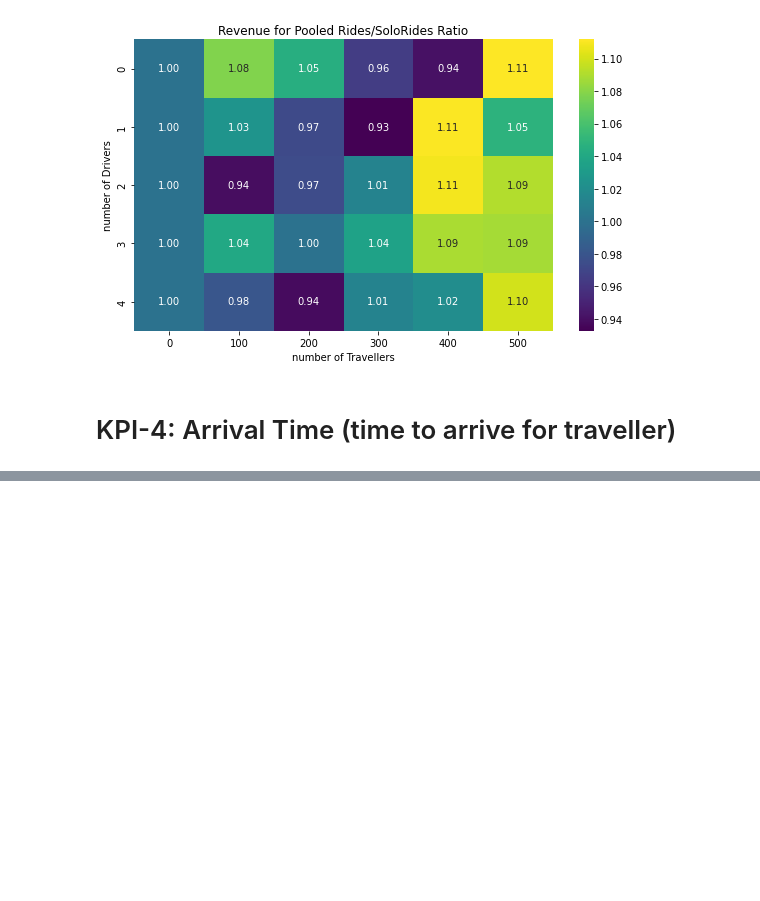
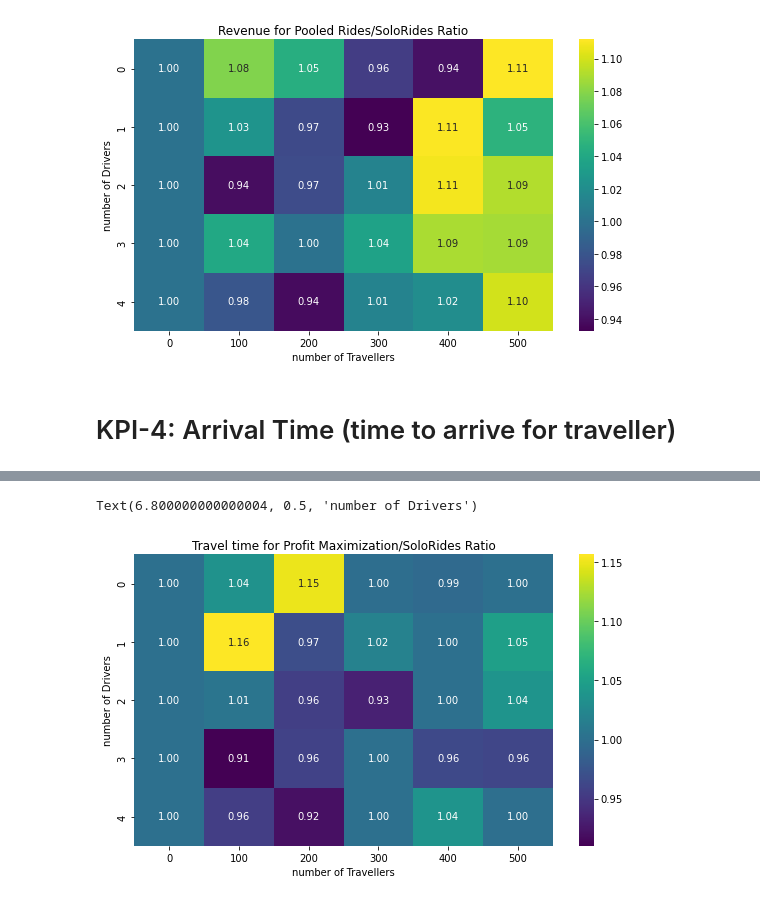
Before and after one commit to Jagiellonian-University/MaaSSim, a Jupyter notebook: docs/tutorials/Plotting/ratioheatmap1.ipynb, the cells around one changed output, grey strips where cells are left out. Saved outputs shown, nothing was run; the diff lists cells and outputs as text; code cells hidden in the pictures; blank space fills up the shorter version.

```diff
--- a/docs/tutorials/Plotting/ratioheatmap1.ipynb
+++ b/docs/tutorials/Plotting/ratioheatmap1.ipynb
@@ -274,0 +278,10 @@ Text(6.800000000000004, 0.5, 'number of Drivers')
+# %%
+KPI_PMR = pd.read_csv('D:/Development/GitHub-ProjectV2.0/MaaSSim/docs/tutorials/Results/Simulation/Driver/KPI-5-TravelTime/Travel_Profit-Maximization.csv')
+print(KPI_PMR)
+KPI_SR = pd.read_csv('D:/Development/GitHub-ProjectV2.0/MaaSSim/docs/tutorials/Results/Simulation/Driver/KPI-5-TravelTime/Travel_Solo-Rides.csv')
+print(SR)
+KPI5_PR = pd.read_csv('D:/Development/GitHub-ProjectV2.0/MaaSSim/docs/tutorials/Results/Simulation/Driver/KPI-5-TravelTime/Travel_Pooled-Rides.csv')
+KP_PMR5_df = KPI_PMR.div(KPI_SR, level=1, fill_value=1)
+print (KP_PMR5_df)
+KP_SR5_df = KPI5_PR.div(KPI_SR, level=1, fill_value=1)
+print (KP_SR5_df)
@@ -274,0 +306,10 @@ Text(6.800000000000004, 0.5, 'number of Drivers')
+# %%
+import matplotlib.pyplot as plt
+import seaborn as sns
+plt.title('Travel time for Profit Maximization/SoloRides Ratio')
+sns.heatmap(data = KP_PMR5_df,annot=True,fmt=".2f",cmap='viridis')
+plt.xlabel('number of Travellers',fontsize=10)
+plt.ylabel('number of Drivers',fontsize=10)
+# %% [output]
+Text(6.800000000000004, 0.5, 'number of Drivers')
+[figure, added]
```
Also changed, not shown: parts of 15 cells of this notebook, 18 other files.
